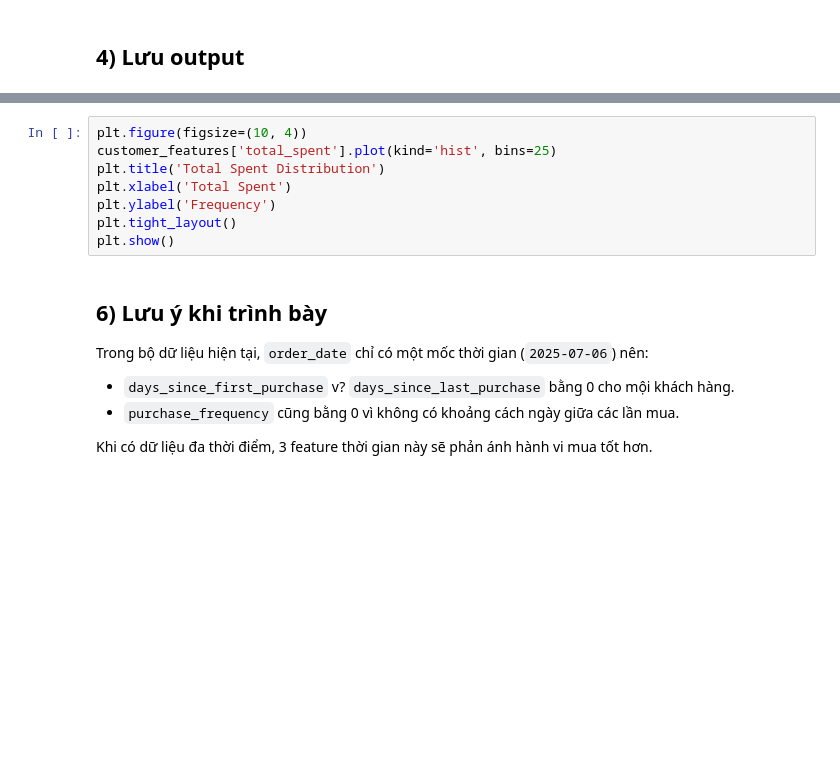
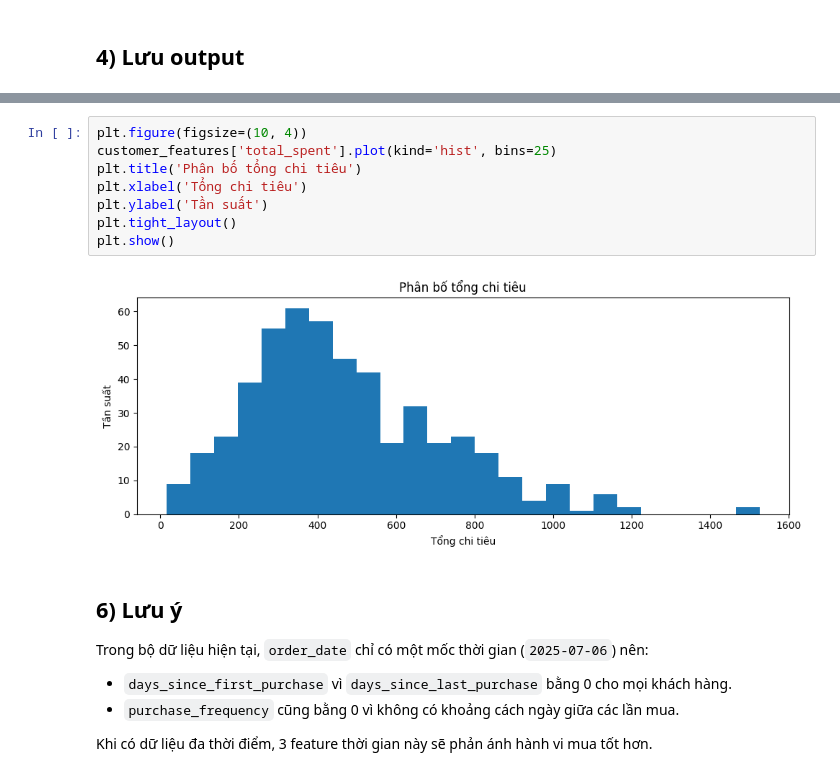
Before and after one commit to tranvanngan/Nhom-05-ML, a Jupyter notebook: notebooks/02_customer_feature_engineering.ipynb, the cells around one changed output, grey strips where cells are left out. Saved outputs shown, nothing was run; the diff lists cells and outputs as text; blank space fills up the shorter version.

```diff
--- a/notebooks/02_customer_feature_engineering.ipynb
+++ b/notebooks/02_customer_feature_engineering.ipynb
@@ -121,16 +195,18 @@ plt.show()
 # %%
 plt.figure(figsize=(10, 4))
 customer_features['total_spent'].plot(kind='hist', bins=25)
-plt.title('Total Spent Distribution')
-plt.xlabel('Total Spent')
-plt.ylabel('Frequency')
+plt.title('Phân bố tổng chi tiêu')
+plt.xlabel('Tổng chi tiêu')
+plt.ylabel('Tần suất')
 plt.tight_layout()
 plt.show()
+# %% [output]
+[figure, added]
 # %% [markdown]
-## 6) Lưu ý khi trình bày
+## 6) Lưu ý
 
 Trong bộ dữ liệu hiện tại, `order_date` chỉ có một mốc thời gian (`2025-07-06`) nên:
-- `days_since_first_purchase` v? `days_since_last_purchase` bằng 0 cho mội khách hàng.
+- `days_since_first_purchase` vì `days_since_last_purchase` bằng 0 cho mọi khách hàng.
 - `purchase_frequency` cũng bằng 0 vì không có khoảng cách ngày giữa các lần mua.
 
 Khi có dữ liệu đa thời điểm, 3 feature thời gian này sẽ phản ánh hành vi mua tốt hơn.
```
Also changed, not shown: parts of 11 cells of this notebook.
